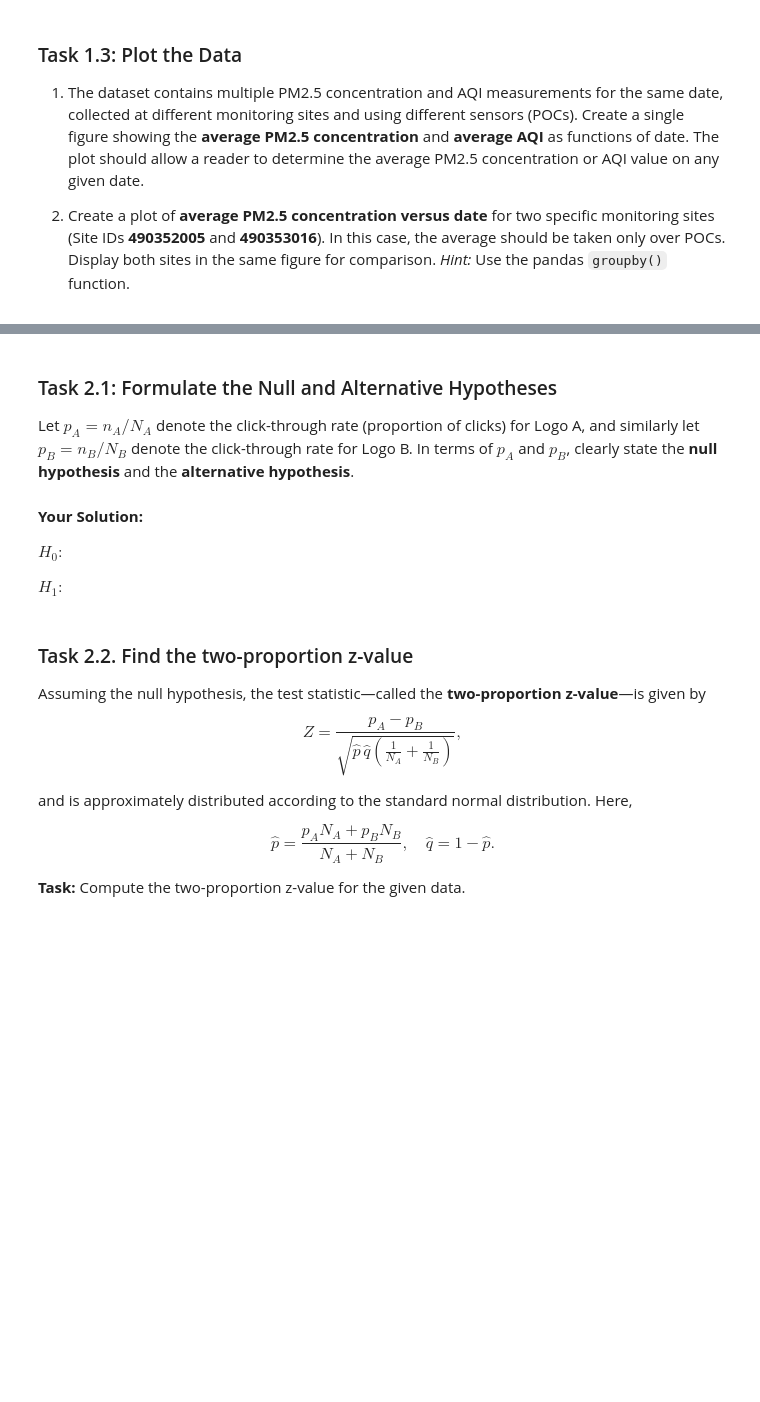
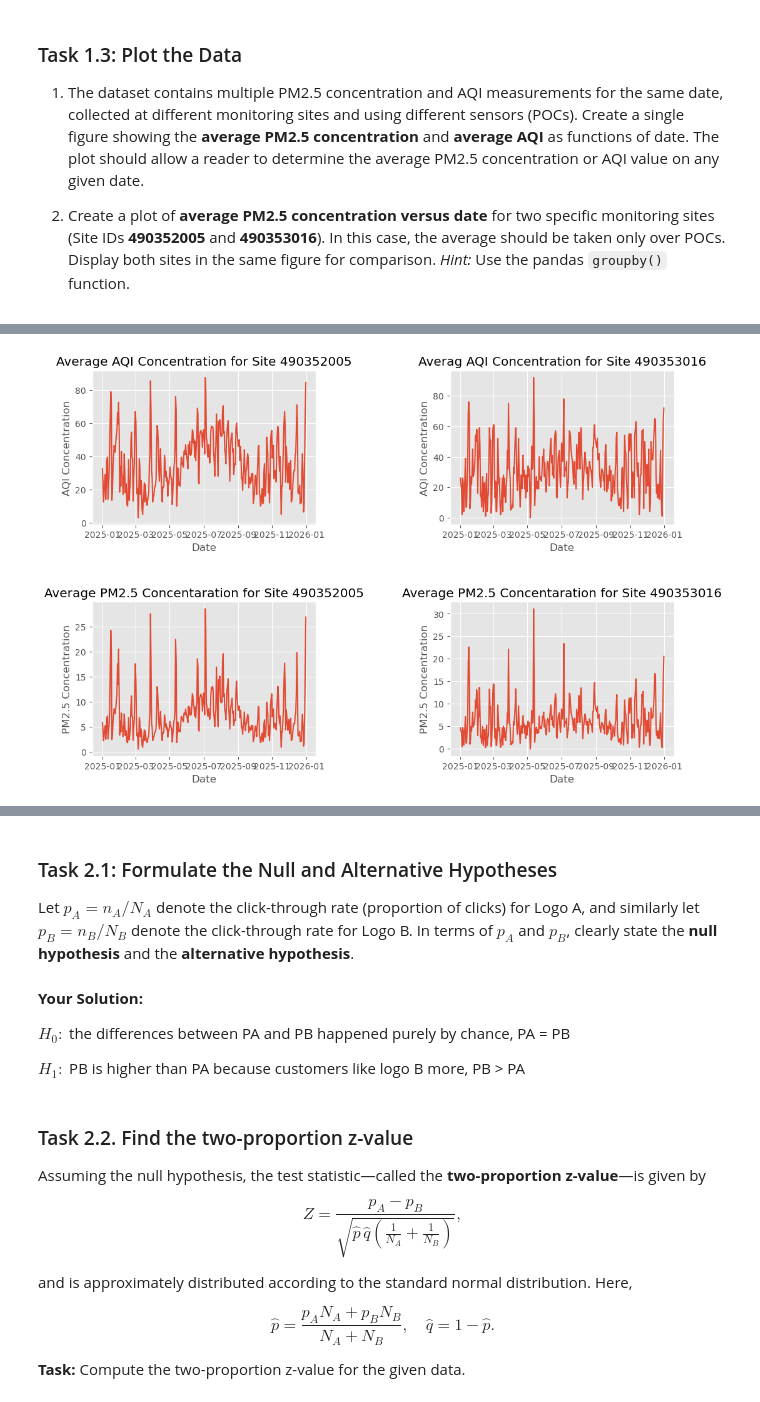
Before and after one commit to Yichun0/2026-datascience-homework, a Jupyter notebook: HW4/HW4.ipynb, the cells around one changed output, grey strips where cells are left out. Saved outputs shown, nothing was run; the diff lists cells and outputs as text; code cells hidden in the pictures; blank space fills up the shorter version.

```diff
--- a/HW4/HW4.ipynb
+++ b/HW4/HW4.ipynb
@@ -70,3 +140,32 @@ Use the `pandas.read_csv()` function to import the dataset.
+# %%
+# plotting two sites
+fig, axe = plt.subplots(2,2,figsize = (12,8))
+
+plt.subplots_adjust(
+    hspace=0.5,   # vertical space between rows
+    wspace=0.6    # horizontal space between columns
+)
+# site 2005
+axe[0,0].plot(Date_2005, site_2005_avg_AQI)
+axe[0,0].set_title("Average AQI Concentration for Site 490352005")
+axe[0,0].set_xlabel("Date")
+axe[0,0].set_ylabel("AQI Concentration")
+axe[1,0].plot(Date_2005, site_2005_avg_PM)
+axe[1,0].set_title("Average PM2.5 Concentaration for Site 490352005")
+axe[1,0].set_xlabel("Date")
+axe[1,0].set_ylabel("PM2.5 Concentration")
+#site 3016
+axe[0,1].plot(date_3016, site_3016_avg_AQI)
+axe[0,1].set_title("Averag AQI Concentration for Site 490353016")
+axe[0,1].set_xlabel("Date")
+axe[0,1].set_ylabel("AQI Concentration")
+axe[1,1].plot(date_3016, site_3016_avg_PM)
+axe[1,1].set_title("Average PM2.5 Concentaration for Site 490353016")
+axe[1,1].set_xlabel("Date")
+axe[1,1].set_ylabel("PM2.5 Concentration")
+plt.show()
+# %% [output]
+[figure, added]
 # %% [markdown]
 ## Part II: A/B Testing
 
@@ -83,12 +182,12 @@ The goal of this part is to conduct a **two-proportion z-test** to determine whe
 ### Task 2.1: Formulate the Null and Alternative Hypotheses
 
 Let $p_A = n_A / N_A$ denote the click-through rate (proportion of clicks) for Logo A, and similarly let $p_B = n_B / N_B$ denote the click-through rate for Logo B. In terms of $p_A$ and $p_B$, clearly state the **null hypothesis** and the **alternative hypothesis**.
-# %% [markdown]
-**Your Solution:**
-
-$H_0:$
-
-$H_1:$
+# %% [markdown]
+**Your Solution:**
+
+$H_0:$ the differences between PA and PB happened purely by chance, PA = PB
+
+$H_1:$ PB is higher than PA because customers like logo B more, PB > PA
 # %% [markdown]
 ### Task 2.2.  Find the two-proportion z-value
 
```
Also changed, not shown: parts of 11 cells of this notebook.
